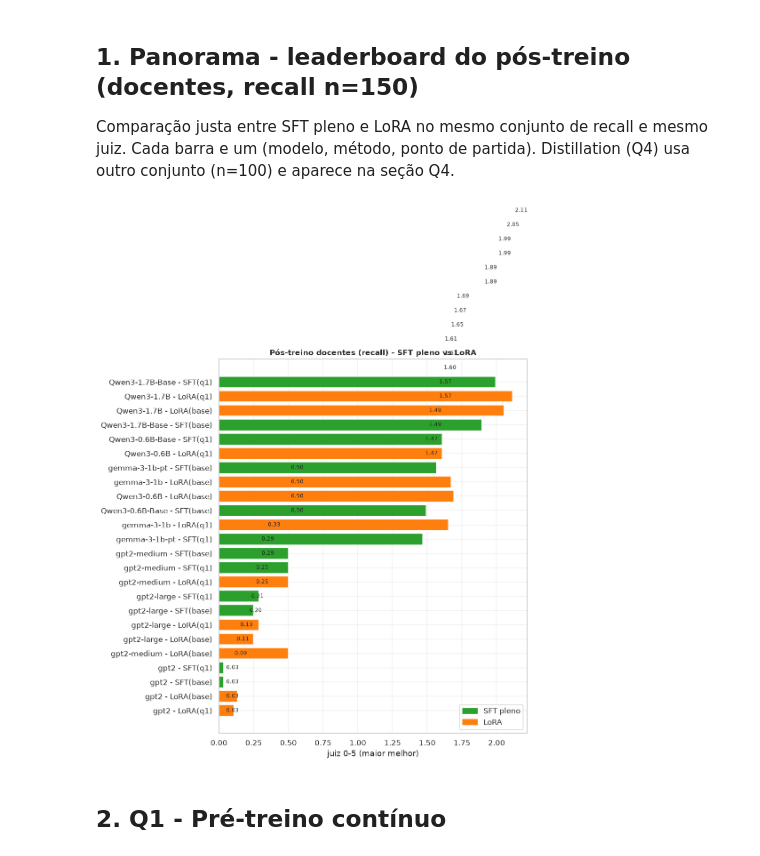
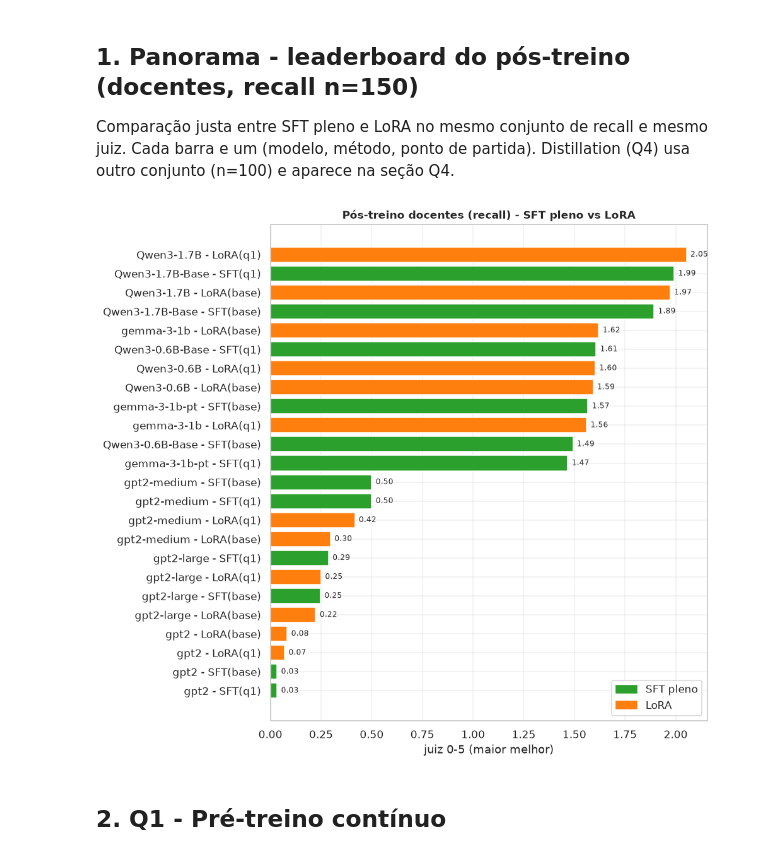
Before and after one commit to matheuskaiky/llm-finetuning, a Jupyter notebook: notebooks/graficos_resultados.ipynb, the cells around one changed output. Saved outputs shown, nothing was run; the diff lists cells and outputs as text; code cells hidden in the pictures.

```diff
--- a/notebooks/graficos_resultados.ipynb
+++ b/notebooks/graficos_resultados.ipynb
@@ -108,34 +108,36 @@ barra e um (modelo, método, ponto de partida). Distillation (Q4) usa outro conj
 sft = load("q2_sft.csv"); lora = load("q3_lora.csv")
 rows = []
 if sft is not None:
     s = sft[(sft.eval_set == "recall") & (sft.condition == "sft")].copy()
     s["label"] = s["model"] + " - SFT(" + s["start"] + ")"
     s["method"] = "SFT pleno"
     rows.append(s[["label", "params", "mean_judge", "method"]])
 if lora is not None:
     l = lora[lora.eval_set == "recall"].copy()
     l["label"] = l["model"] + " - LoRA(" + l["start"] + ")"
     l["method"] = "LoRA"
     rows.append(l[["label", "params", "mean_judge", "method"]])
 
 if not rows:
     skip("q2_sft.csv / q3_lora.csv")
 else:
     lb = pd.concat(rows, ignore_index=True).dropna(subset=["mean_judge"])
+    # colapsa eventuais linhas repetidas de (modelo, metodo) para uma barra so
+    lb = lb.groupby(["label", "method"], as_index=False)["mean_judge"].mean()
     lb = lb.sort_values("mean_judge")
     colors = [C["sft"] if m == "SFT pleno" else C["lora"] for m in lb["method"]]
     fig, ax = plt.subplots(figsize=(9, max(4, 0.34 * len(lb))))
     ax.barh(lb["label"], lb["mean_judge"], color=colors)
     ax.set_xlabel("juiz 0-5 (maior melhor)")
     ax.set_title("Pós-treino docentes (recall) - SFT pleno vs LoRA")
     from matplotlib.patches import Patch
     ax.legend(handles=[Patch(color=C["sft"], label="SFT pleno"),
                        Patch(color=C["lora"], label="LoRA")], loc="lower right")
     for y, v in enumerate(lb["mean_judge"]):
         ax.text(v + 0.02, y, f"{v:.2f}", va="center", fontsize=8)
     plt.tight_layout(); plt.show()
 # %% [output]
-[figure, old version]
+[figure, new version]
 # %% [markdown]
 ## 2. Q1 - Pré-treino contínuo
 # %%
```
Also changed, not shown: parts of 4 cells of this notebook, 1 other file.
